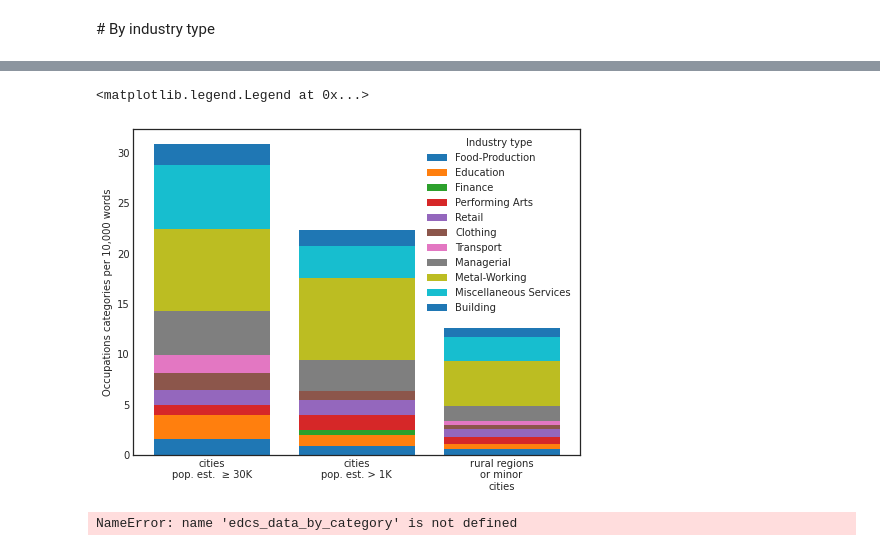
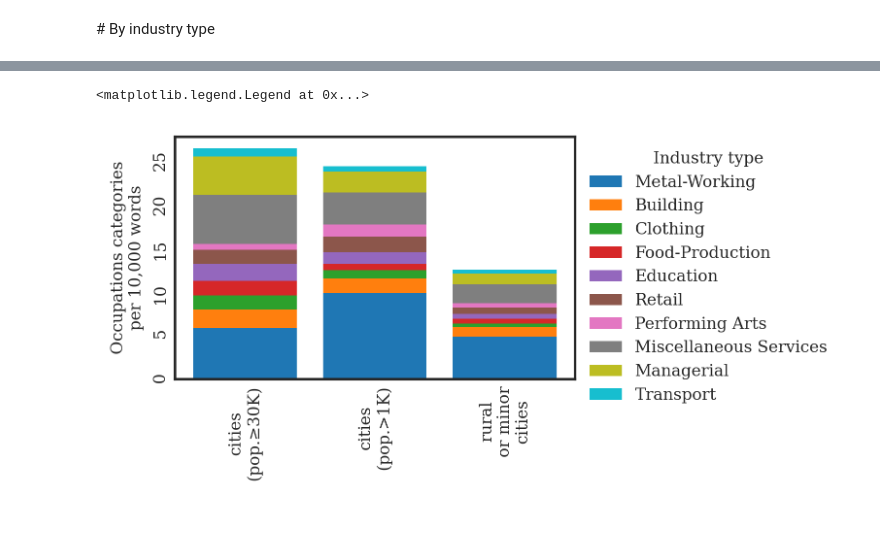
Before and after one commit to sdam-au/LI_ETL, a Jupyter notebook: scripts/5_OCCUPS&ORGS_SPATIAL.ipynb, the cells around one changed output, grey strips where cells are left out. Drawn from its saved outputs; the diff is of its cells as text; code cells hidden in the pictures; blank space fills up the shorter version.

```diff
--- a/scripts/5_OCCUPS&ORGS_SPATIAL.ipynb
+++ b/scripts/5_OCCUPS&ORGS_SPATIAL.ipynb
@@ -546,10 +261,13 @@ occups_cats_dict = dict(zip(occupations_df["Term"], occupations_df["Category"]))
+# %%
+# generate a dictionary of occupations by type
+occupations_df = pd.read_csv("../data/occupations_list.csv")
+occups_cats_dict = dict(zip(occupations_df["Term"], occupations_df["Category"]))
 # %%
 def cat_for_occup(list_of_occups):
     try:
-        return [occups_cats_dict[occup] for occup in list_of_occups]
+        return [occups_cats_dict[occup] for occup in eval(list_of_occups)]
     except:
         return []
 
-EDHg["occups_cats"] = EDHg["occups"].apply(cat_for_occup)
-EDCSg["occups_cats"] = EDCSg["occups"].apply(cat_for_occup)
+EDHCSg["occups_cats"] = EDHCSg["occups"].apply(cat_for_occup)
 # %%
@@ -601,10 +300,11 @@ edh_all_present_categories = list(set(edh_all_present_categories))
 # %%
-edh_data_by_category = {}
-for cat in edh_all_present_categories:
+edhcs_data_by_category = {}
+for cat in edhcs_all_present_categories:
     cat_data = []
     for label in labels:
         try:
-            cat_data.append(occups_cats_data[label]["cat_freq_dict"][cat])
+            cat_data.append(edhcs_occups_cats_data[label]["cat_freq_dict"][cat])
         except:
             cat_data.append(0)
-    edh_data_by_category[cat] = cat_data
+    edhcs_data_by_category[cat] = cat_data
+edhcs_data_by_category
@@ -630,15 +328,21 @@ edh_data_by_category
 # %%
 plt.style.use("seaborn-white")
+plt.rcParams['figure.dpi'] = 300
+plt.rcParams["font.family"] = "serif"
+plt.rcParams['font.size'] = 8
 
-fig, ax = plt.subplots(figsize=[8,6])
-first_bar_cat = list(data_by_category.keys())[0]
-ax.bar(labels, data_by_category[first_bar_cat], label=first_bar_cat)
-bottom = data_by_category[first_bar_cat]
-for cat in list(data_by_category.keys())[1:]:
-    ax.bar(labels, data_by_category[cat], bottom = bottom, label=cat)
-    bottom += np.array(data_by_category[cat])
-ax.set_ylabel("Occupations categories per 10,000 words")
-ax.legend(title="Industry type", bbox_to_anchor=(1, 1))
+fig, ax = plt.subplots(figsize=[5.2,2.6], tight_layout=True)
+first_bar_cat = list(edhcs_data_by_category.keys())[0]
+ax.bar(labels, edhcs_data_by_category[first_bar_cat], label=first_bar_cat)
+bottom = edhcs_data_by_category[first_bar_cat]
+
+ax.tick_params(labelrotation=90)
+
+for cat in list(edhcs_data_by_category.keys())[1:]:
+    ax.bar(labels, edhcs_data_by_category[cat], bottom = bottom, label=cat)
+    bottom += np.array(edhcs_data_by_category[cat])
+ax.set_ylabel("Occupations categories\nper 10,000 words")
+ax.legend(title="Industry type", bbox_to_anchor=(1, 1), fontsize=8)
 # %% [output]
 <matplotlib.legend.Legend at 0x...>
-[figure, old version]
+[figure, new version]
@@ -655,4 +348,0 @@ for cat in edcs_all_present_categories:
-# %%
-edcs_data_by_category
-# %% [output]
-NameError: name 'edcs_data_by_category' is not defined
```
Also changed, not shown: parts of 75 cells of this notebook, 12 other files.
